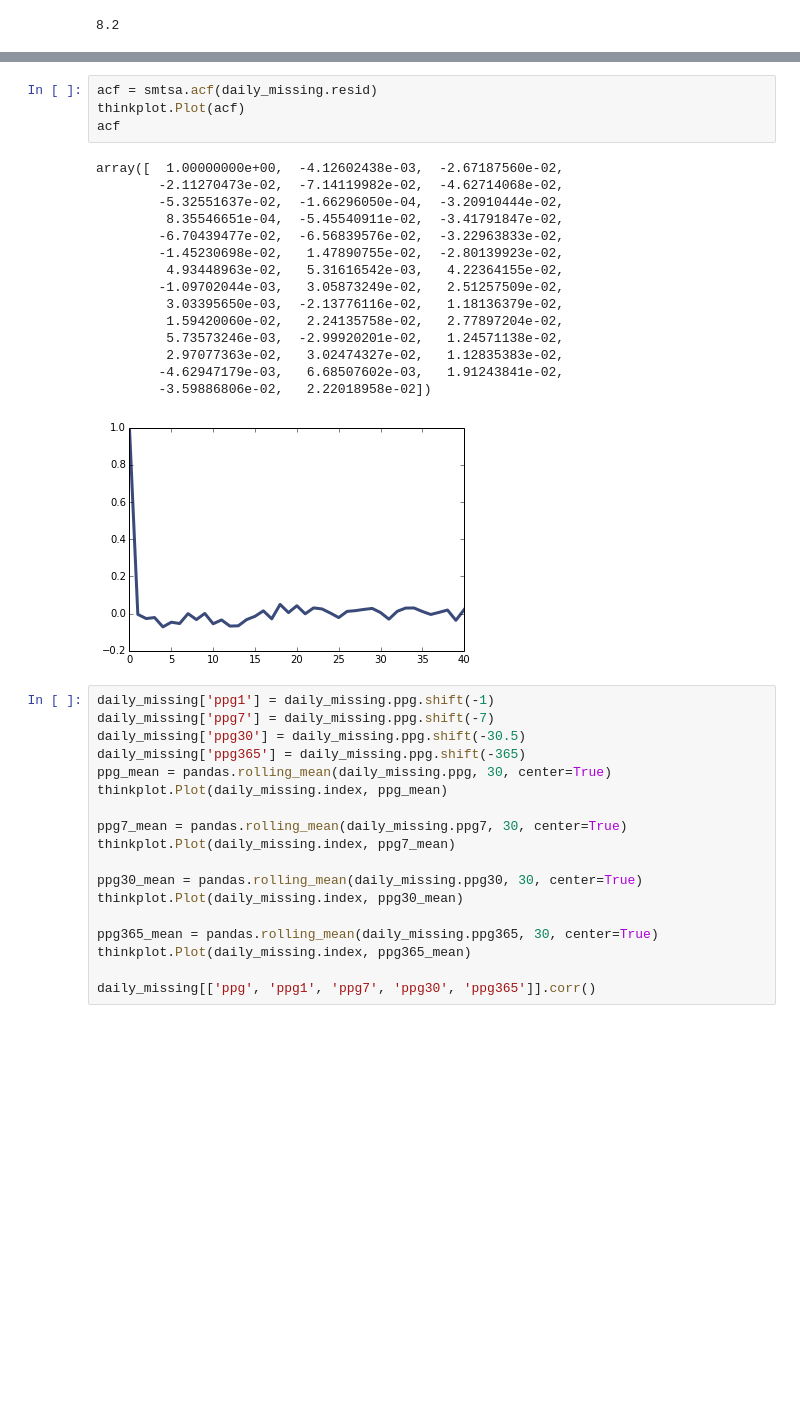
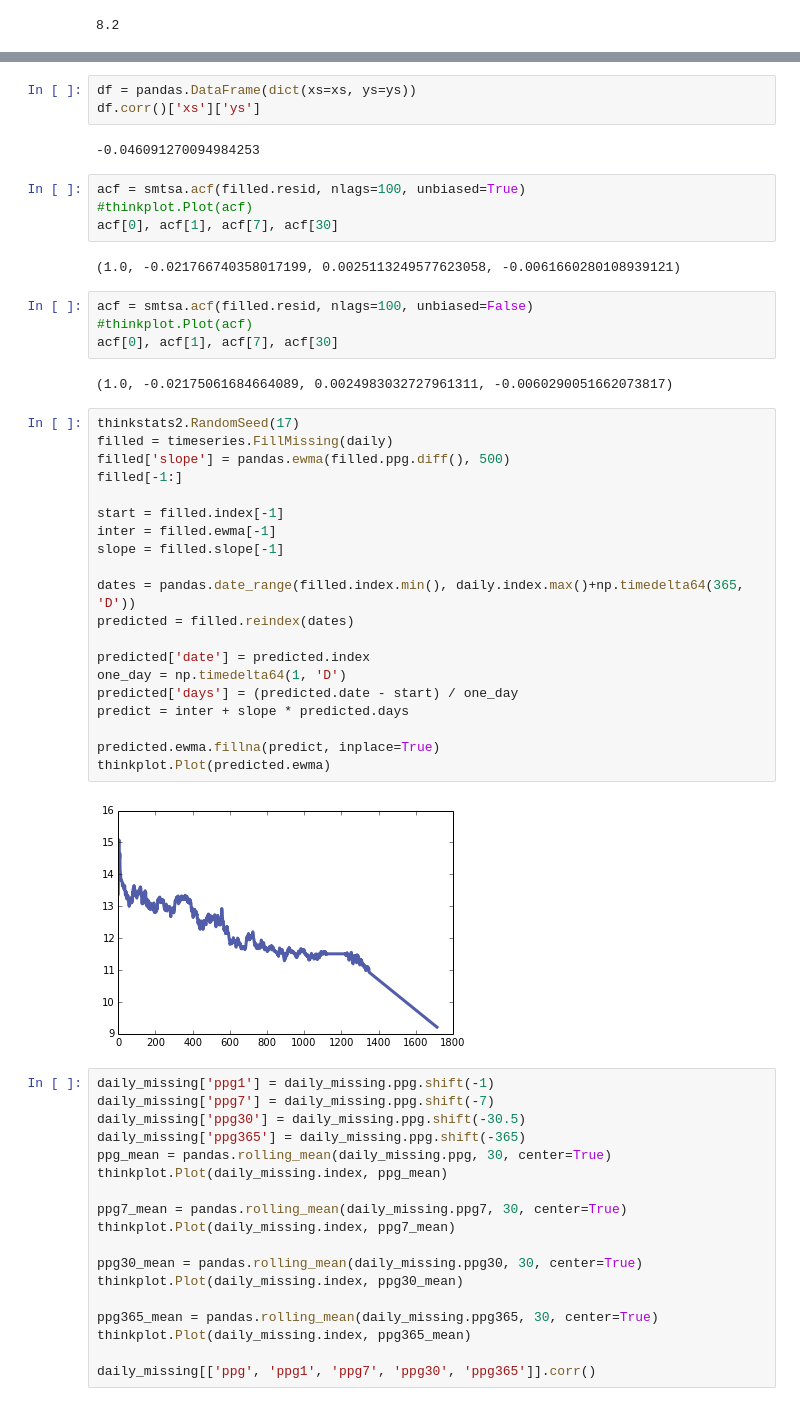
Before and after one commit to AllenDowney/ThinkStats2, a Jupyter notebook: code/chap12.ipynb, the cells around one changed output, grey strips where cells are left out. Drawn from its saved outputs; the diff is of its cells as text; blank space fills up the shorter version.

```diff
--- a/code/chap12.ipynb
+++ b/code/chap12.ipynb
@@ -112,23 +125,42 @@ dtype: int64
+# %%
+df = pandas.DataFrame(dict(xs=xs, ys=ys))
+df.corr()['xs']['ys']
+# %% [output]
+-0.046091270094984253
 # %%
-acf = smtsa.acf(daily_missing.resid)
-thinkplot.Plot(acf)
-acf
+acf = smtsa.acf(filled.resid, nlags=100, unbiased=True)
+#thinkplot.Plot(acf)
+acf[0], acf[1], acf[7], acf[30]
 # %% [output]
-array([  1.00000000e+00,  -4.12602438e-03,  -2.67187560e-02,
-        -2.11270473e-02,  -7.14119982e-02,  -4.62714068e-02,
-        -5.32551637e-02,  -1.66296050e-04,  -3.20910444e-02,
-         8.35546651e-04,  -5.45540911e-02,  -3.41791847e-02,
-        -6.70439477e-02,  -6.56839576e-02,  -3.22963833e-02,
-        -1.45230698e-02,   1.47890755e-02,  -2.80139923e-02,
-         4.93448963e-02,   5.31616542e-03,   4.22364155e-02,
-        -1.09702044e-03,   3.05873249e-02,   2.51257509e-02,
-         3.03395650e-03,  -2.13776116e-02,   1.18136379e-02,
-         1.59420060e-02,   2.24135758e-02,   2.77897204e-02,
-         5.73573246e-03,  -2.99920201e-02,   1.24571138e-02,
-         2.97077363e-02,   3.02474327e-02,   1.12835383e-02,
-        -4.62947179e-03,   6.68507602e-03,   1.91243841e-02,
-        -3.59886806e-02,   2.22018958e-02])
+(1.0, -0.021766740358017199, 0.0025113249577623058, -0.0061660280108939121)
-[figure, removed]
+# %%
+acf = smtsa.acf(filled.resid, nlags=100, unbiased=False)
+#thinkplot.Plot(acf)
+acf[0], acf[1], acf[7], acf[30]
+# %% [output]
+(1.0, -0.02175061684664089, 0.0024983032727961311, -0.0060290051662073817)
+# %%
+thinkstats2.RandomSeed(17)
+filled = timeseries.FillMissing(daily)
+filled['slope'] = pandas.ewma(filled.ppg.diff(), 500)
+filled[-1:]
+
+start = filled.index[-1]
+inter = filled.ewma[-1]
+slope = filled.slope[-1]
+
+dates = pandas.date_range(filled.index.min(), daily.index.max()+np.timedelta64(365, 'D'))
+predicted = filled.reindex(dates)
+
+predicted['date'] = predicted.index
+one_day = np.timedelta64(1, 'D')
+predicted['days'] = (predicted.date - start) / one_day
+predict = inter + slope * predicted.days
+
+predicted.ewma.fillna(predict, inplace=True)
+thinkplot.Plot(predicted.ewma)
+# %% [output]
+[figure, added]
 # %%
 daily_missing['ppg1'] = daily_missing.ppg.shift(-1)
 daily_missing['ppg7'] = daily_missing.ppg.shift(-7)
```
Also changed, not shown: parts of 7 cells of this notebook, 3 other files.
